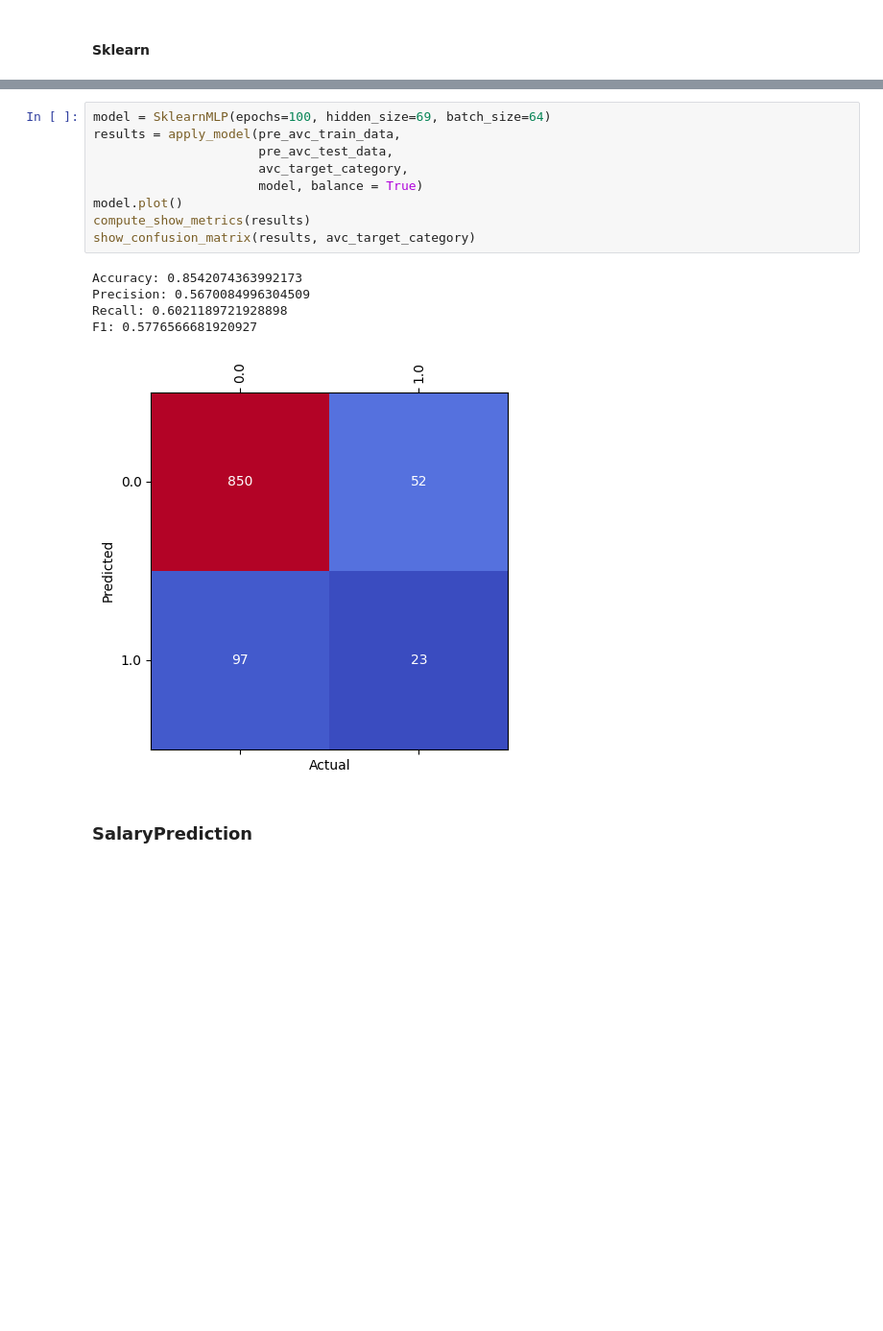
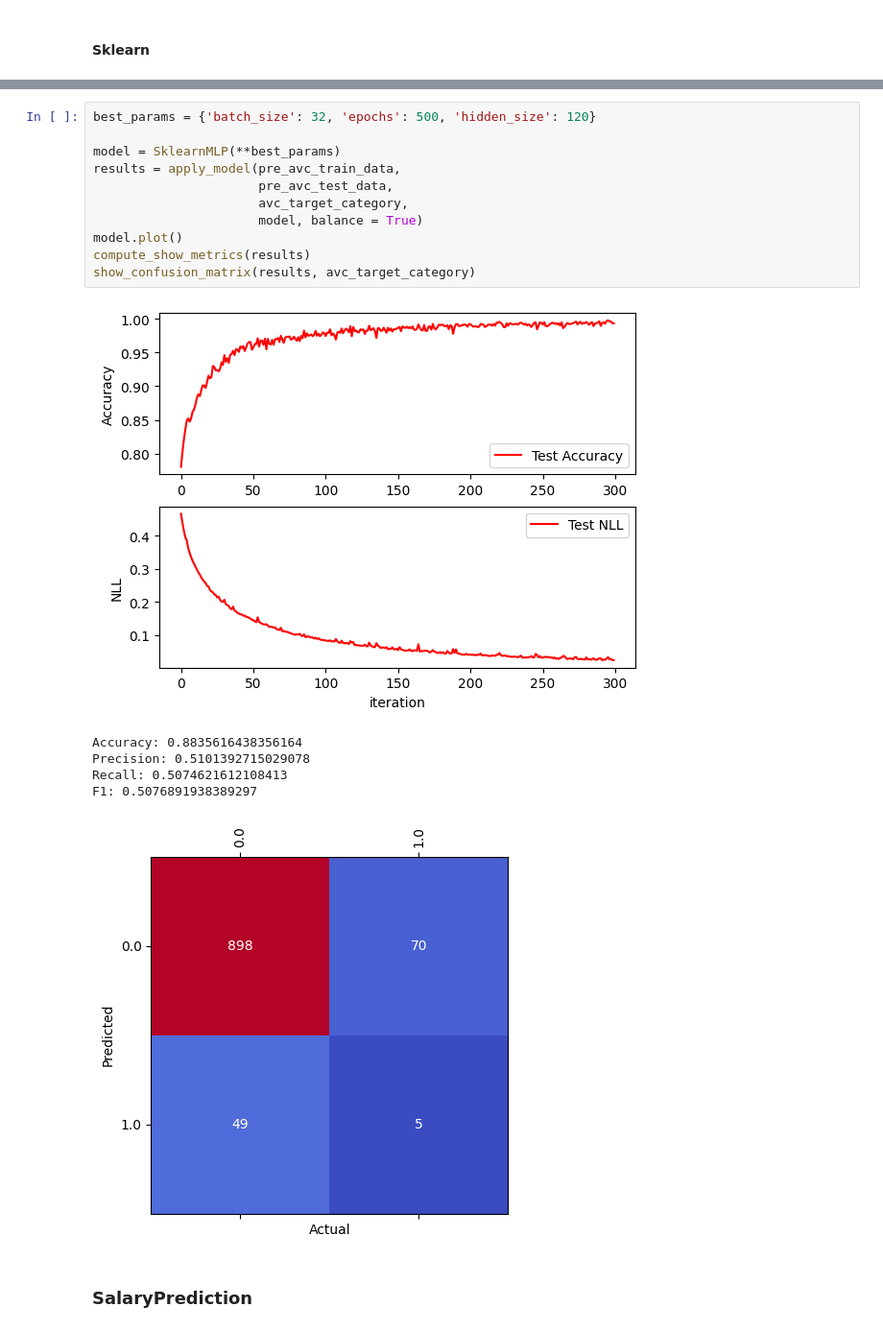
Before and after one commit to Earthbert/IA-project2, a Jupyter notebook: project.ipynb, the cells around one changed output, grey strips where cells are left out. Shown at 96% size. Cells and saved outputs as stored; diff of their text form; blank space fills up the shorter version.

```diff
--- a/project.ipynb
+++ b/project.ipynb
@@ -807,18 +873,21 @@ F1: 0.5684310156534401
 # %%
-model = SklearnMLP(epochs=100, hidden_size=69, batch_size=64)
+best_params = {'batch_size': 32, 'epochs': 500, 'hidden_size': 120}
+
+model = SklearnMLP(**best_params)
 results = apply_model(pre_avc_train_data,
                       pre_avc_test_data,
                       avc_target_category,
                       model, balance = True)
 model.plot()
 compute_show_metrics(results)
 show_confusion_matrix(results, avc_target_category)
 # %% [output]
+[figure, new version]
-Accuracy: 0.8542074363992173
-Precision: 0.5670084996304509
-Recall: 0.6021189721928898
-F1: 0.5776566681920927
+Accuracy: 0.8835616438356164
+Precision: 0.5101392715029078
+Recall: 0.5074621612108413
+F1: 0.5076891938389297
-[figure, old version]
+[figure, added]
 # %% [markdown]
 ### SalaryPrediction
 # %% [markdown]
```
Also changed, not shown: parts of 16 cells of this notebook.
